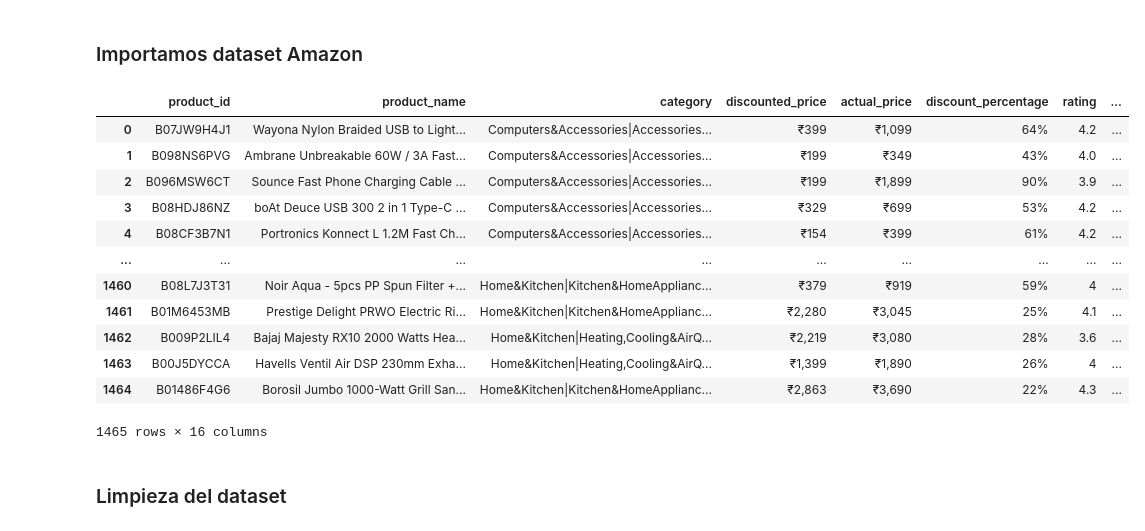
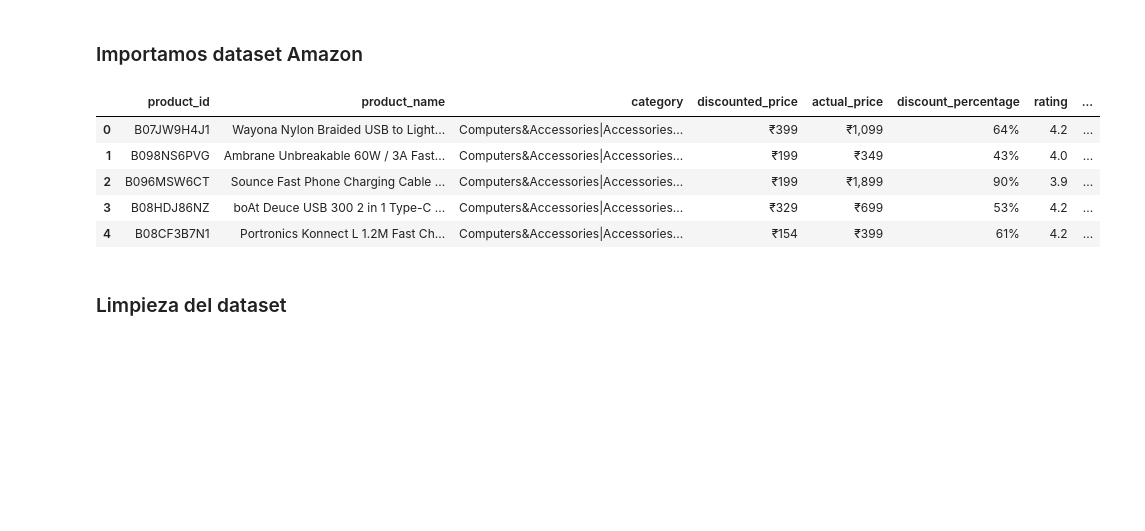
Before and after one commit to Hacanaval/customer-review-sentiment, a Jupyter notebook: Proyecto Express.ipynb, the cells around one changed output. Saved outputs shown, nothing was run; the diff lists cells and outputs as text; code cells hidden in the pictures; blank space fills up the shorter version.

```diff
--- a/Proyecto Express.ipynb
+++ b/Proyecto Express.ipynb
@@ -33,21 +33,14 @@ from textblob import TextBlob               # Modelo basado en léxico para aná
 ### Importamos dataset Amazon
 # %%
 df = pd.read_csv('/Users/hacanaval/MEGA/MEGAsync/Academico/No Country/Simulación proyecto express/amazon_data/amazon.csv')
-df
+df.head()
 # %% [output]
 |  | product_id | product_name | category | discounted_price | actual_price | discount_percentage | rating | ... |
 | 0 | B07JW9H4J1 | Wayona Nylon Braided USB to Light... | Computers&Accessories|Accessories... | ₹399 | ₹1,099 | 64% | 4.2 | ... |
 | 1 | B098NS6PVG | Ambrane Unbreakable 60W / 3A Fast... | Computers&Accessories|Accessories... | ₹199 | ₹349 | 43% | 4.0 | ... |
 | 2 | B096MSW6CT | Sounce Fast Phone Charging Cable ... | Computers&Accessories|Accessories... | ₹199 | ₹1,899 | 90% | 3.9 | ... |
 | 3 | B08HDJ86NZ | boAt Deuce USB 300 2 in 1 Type-C ... | Computers&Accessories|Accessories... | ₹329 | ₹699 | 53% | 4.2 | ... |
 | 4 | B08CF3B7N1 | Portronics Konnect L 1.2M Fast Ch... | Computers&Accessories|Accessories... | ₹154 | ₹399 | 61% | 4.2 | ... |
-| ... | ... | ... | ... | ... | ... | ... | ... | ... |
-| 1460 | B08L7J3T31 | Noir Aqua - 5pcs PP Spun Filter +... | Home&Kitchen|Kitchen&HomeApplianc... | ₹379 | ₹919 | 59% | 4 | ... |
-| 1461 | B01M6453MB | Prestige Delight PRWO Electric Ri... | Home&Kitchen|Kitchen&HomeApplianc... | ₹2,280 | ₹3,045 | 25% | 4.1 | ... |
-| 1462 | B009P2LIL4 | Bajaj Majesty RX10 2000 Watts Hea... | Home&Kitchen|Heating,Cooling&AirQ... | ₹2,219 | ₹3,080 | 28% | 3.6 | ... |
-| 1463 | B00J5DYCCA | Havells Ventil Air DSP 230mm Exha... | Home&Kitchen|Heating,Cooling&AirQ... | ₹1,399 | ₹1,890 | 26% | 4 | ... |
-| 1464 | B01486F4G6 | Borosil Jumbo 1000-Watt Grill San... | Home&Kitchen|Kitchen&HomeApplianc... | ₹2,863 | ₹3,690 | 22% | 4.3 | ... |
-1465 rows × 16 columns
 # %% [markdown]
 ### Limpieza del dataset
 # %%
```
